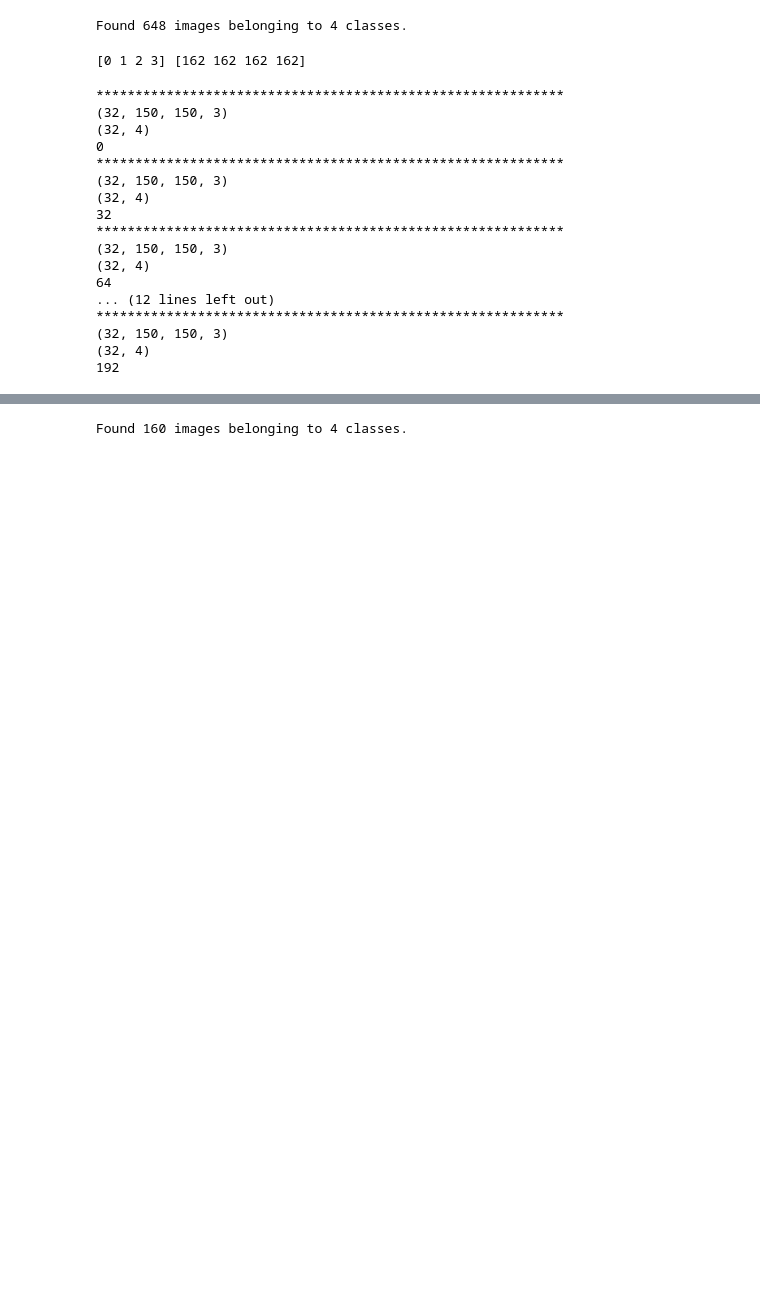
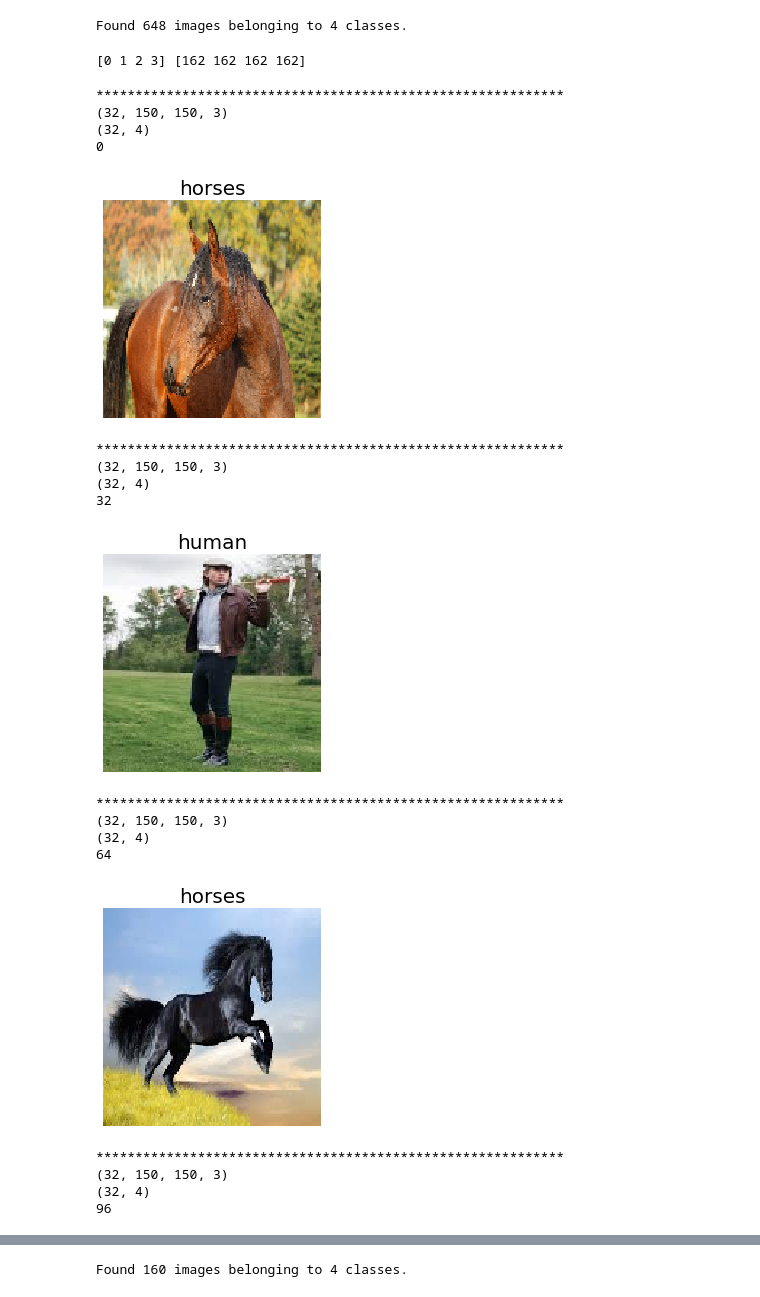
Before and after one commit to ipuneetgupta/Deep-Learning, a Jupyter notebook: CNN_Classifier/Cnn_Classifier_generator.ipynb, the cells around one changed output, grey strips where cells are left out. Drawn from its saved outputs; the diff is of its cells as text; code cells hidden in the pictures; blank space fills up the shorter version.

Commit message:
DataAugmentaiion  Cnn / Classifier animal

```diff
--- a/CNN_Classifier/Cnn_Classifier_generator.ipynb
+++ b/CNN_Classifier/Cnn_Classifier_generator.ipynb
@@ -46,3 +51,9 @@ _________________________________________________________________
+# %%
+def drawimage(image,title="animal"):
+    plt.imshow(image)
+    plt.axis("off")
+    plt.title(title,fontsize=20)
+    plt.show()
 # %% [markdown]
 ## Data Preparation
 # %%
@@ -65,6 +76,9 @@ horses
 202
 dogs
 202
+# %%
+#dictionardi
+digit2label ={0:"cats",1:"dogs",2:"horses",3:"human"}
 # %%
 image_gen = ImageDataGenerator(rescale=1./255,validation_split=0.2)
 # %%
@@ -84,29 +98,33 @@ print(label,cnt_label)
 # %%
 #batch size of until it reach the no of image
 cnt=0
 for x ,y in  img_gen_dir:
     print("*"*60)
     print(x.shape)#batch size vector
     print(y.shape)#one hot vector
     print(cnt)
+    drawimage(x[1],digit2label[y[1].argmax()])
+
     cnt+=x.shape[0]
     if cnt > 200:
         break
 # %% [output]
 ************************************************************
 (32, 150, 150, 3)
 (32, 4)
 0
-************************************************************
-(32, 150, 150, 3)
-(32, 4)
-32
-************************************************************
-(32, 150, 150, 3)
-(32, 4)
-64
-... (12 lines left out)
-************************************************************
-(32, 150, 150, 3)
-(32, 4)
-192
+[figure, added]
+************************************************************
+(32, 150, 150, 3)
+(32, 4)
+32
+[figure, added]
+************************************************************
+(32, 150, 150, 3)
+(32, 4)
+64
+[figure, added]
+************************************************************
+(32, 150, 150, 3)
+(32, 4)
+96
```
Also changed, not shown: parts of 18 cells of this notebook.
